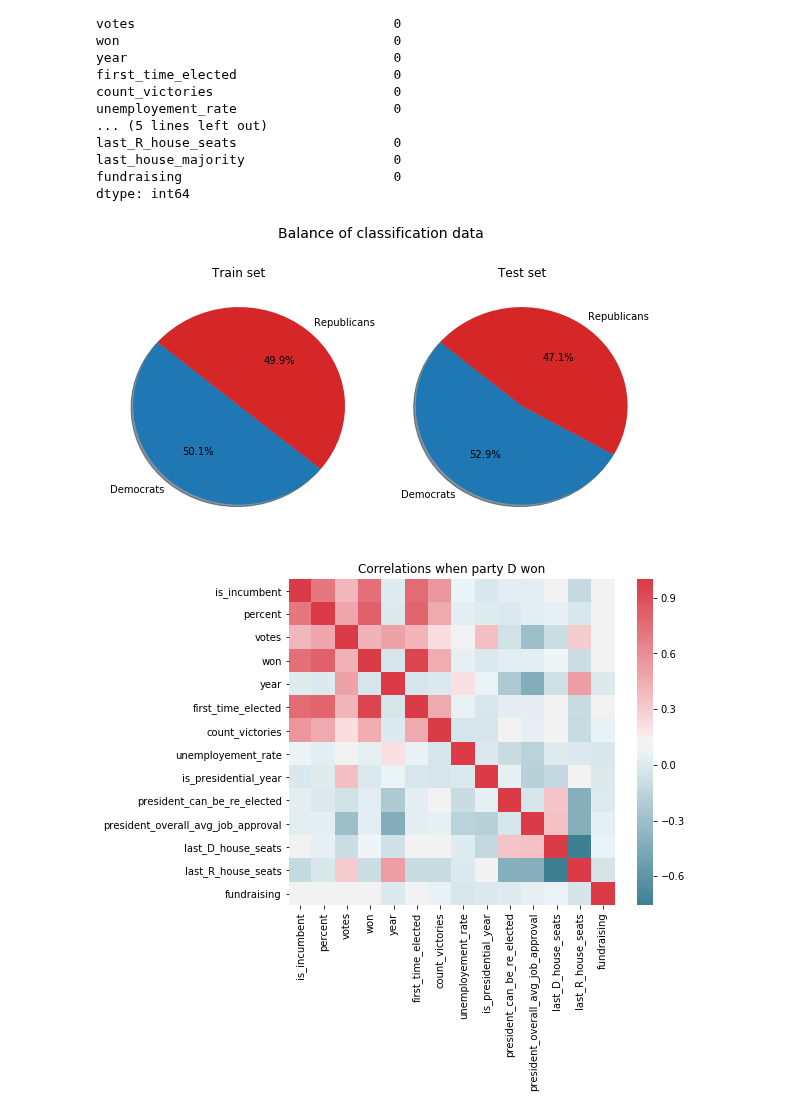
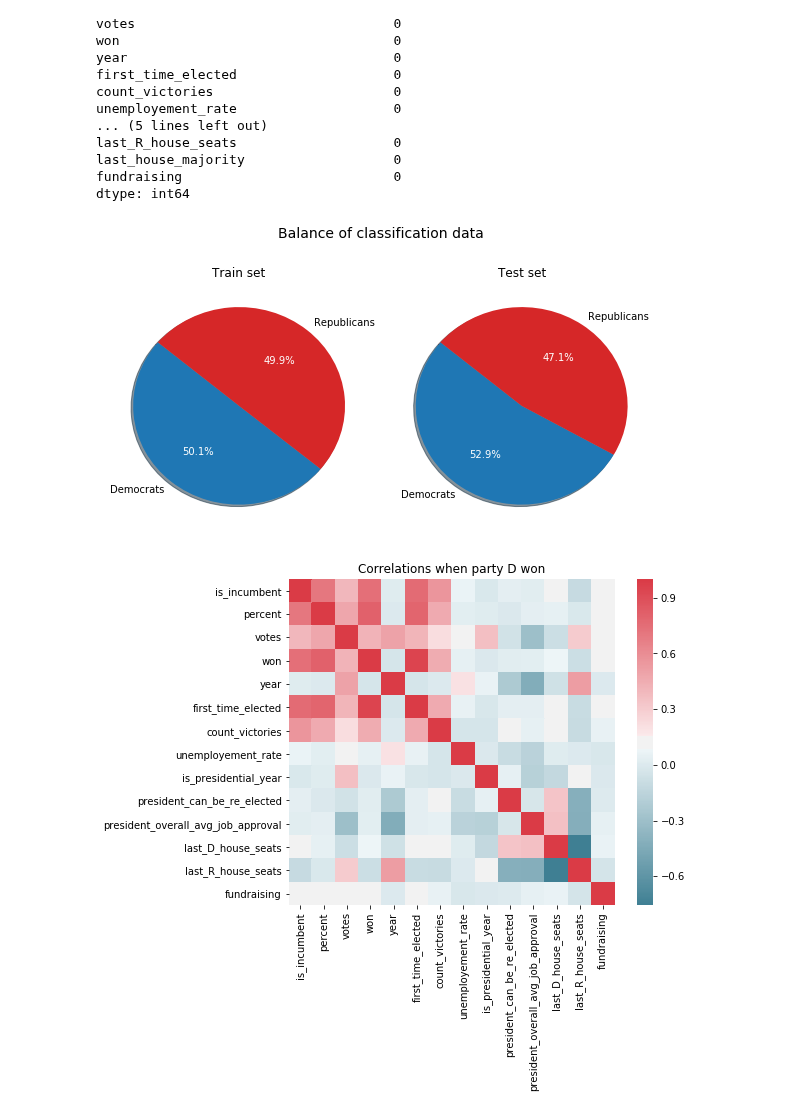
Before and after one commit to pmary/harvard_E-109A_final, a Jupyter notebook: 02_EDA.ipynb, the cells around one changed output. Saved outputs shown, nothing was run; the diff lists cells and outputs as text; code cells hidden in the pictures.

```diff
--- a/02_EDA.ipynb
+++ b/02_EDA.ipynb
@@ -276,26 +304,28 @@ REP_red=Parties_palette[1]
 # %%
 #check balance of classification data
 test_D = len(house_df_mean[(house_df_mean['won']==1) & (house_df_mean['party']=='D')& (house_df_mean['year']==2018)])
 test_R = len(house_df_mean[(house_df_mean['won']==1) & (house_df_mean['party']=='R')& (house_df_mean['year']==2018)])
 train_D = len(house_df_mean[(house_df_mean['won']==1) & (house_df_mean['party']=='D')& (house_df_mean['year']!=2018)])
 train_R = len(house_df_mean[(house_df_mean['won']==1) & (house_df_mean['party']=='R')& (house_df_mean['year']!=2018)])
 
 labels = ['Democrats', 'Republicans']
 sets = ['Train set', 'Test set']
 sizes = [[train_D,train_R],[test_D,test_R]]
 colors = [DEM_blue,REP_red]
 
 fig = plt.figure(figsize=(8,4))
 fig.suptitle('Balance of classification data', y=1.1,fontsize=14)
 for i in range(len(sizes)):
     plt.subplot(1,2,i+1)
-    plt.pie(sizes[i], labels=labels, colors=colors,
-        autopct='%1.1f%%', shadow=True, startangle=140)
+    _,_ , autotexts = plt.pie(sizes[i], labels=labels, colors=colors, \
+                                 autopct='%1.1f%%', shadow=True, startangle=140)
     plt.title(sets[i])
+    for autotext in autotexts:
+        autotext.set_color('white')
 fig
 plt.tight_layout()
 # %% [output]
-[figure, old version]
+[figure, new version]
 # %%
 #Get correlations between variables  when Democrats or Republicans win
 def corr_heat(dataframe,party='D'):
```
Also changed, not shown: parts of 4 cells of this notebook.
